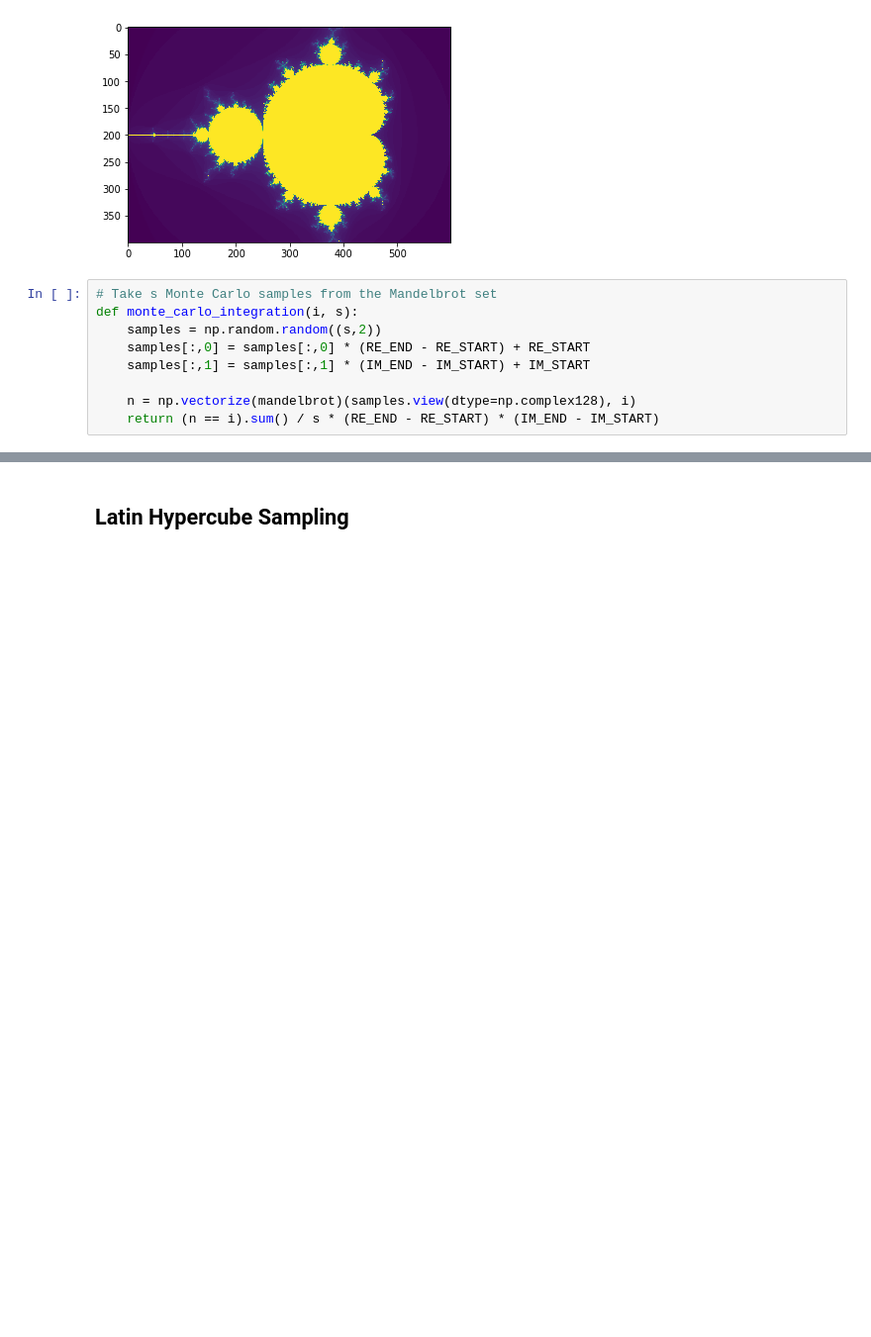
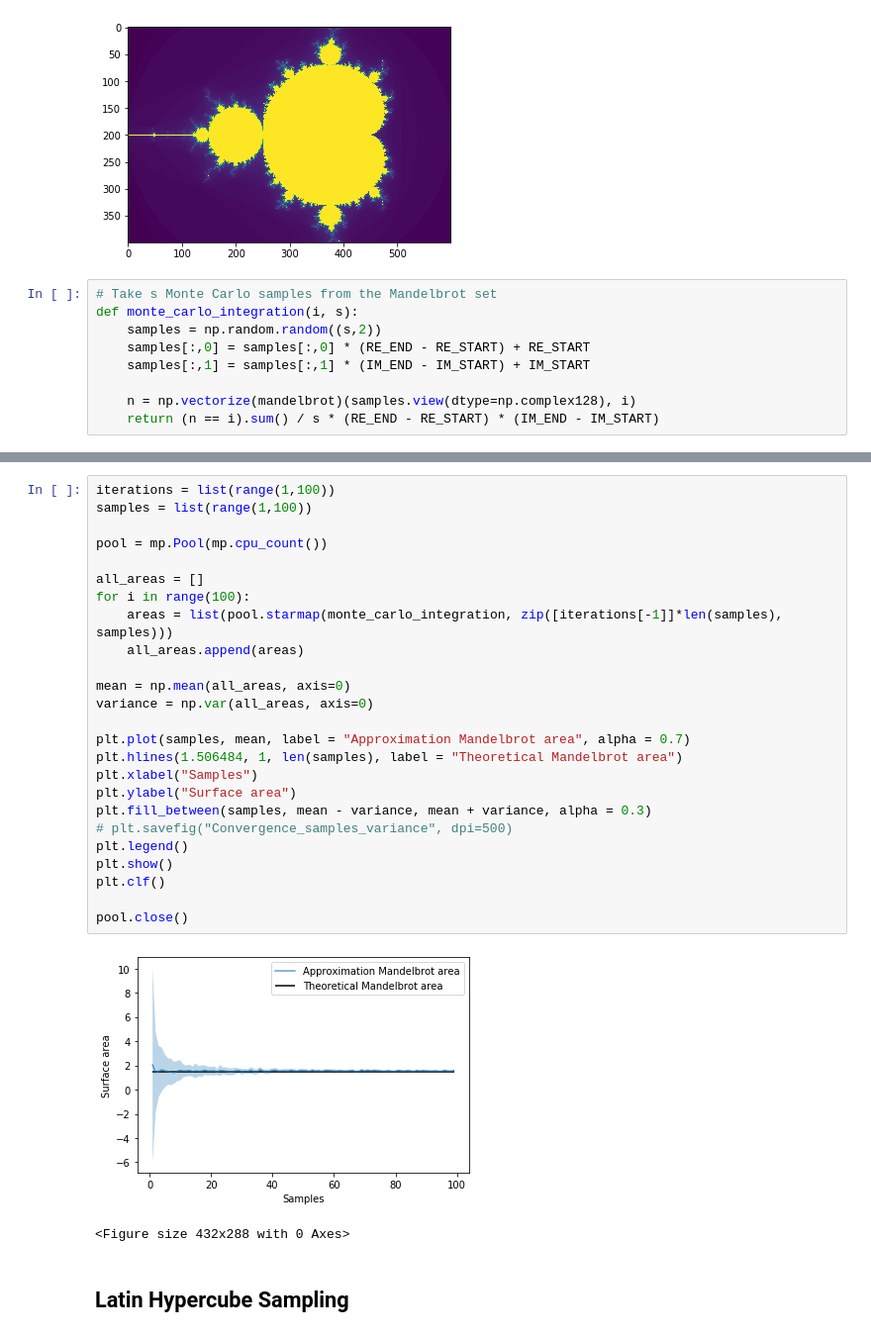
Before and after one commit to jurrew27/stochastic-simulation, a Jupyter notebook: Mandelbrot integration.ipynb, the cells around one changed output, grey strips where cells are left out. Shown at 99% size. Saved outputs shown, nothing was run; the diff lists cells and outputs as text; blank space fills up the shorter version.

```diff
--- a/Mandelbrot integration.ipynb
+++ b/Mandelbrot integration.ipynb
@@ -74,3 +105,31 @@ pool.close()
+# %%
+iterations = list(range(1,100))
+samples = list(range(1,100))
+
+pool = mp.Pool(mp.cpu_count())
+
+all_areas = []
+for i in range(100):
+    areas = list(pool.starmap(monte_carlo_integration, zip([iterations[-1]]*len(samples), samples)))
+    all_areas.append(areas)
+
+mean = np.mean(all_areas, axis=0)
+variance = np.var(all_areas, axis=0)
+
+plt.plot(samples, mean, label = "Approximation Mandelbrot area", alpha = 0.7)
+plt.hlines(1.506484, 1, len(samples), label = "Theoretical Mandelbrot area")
+plt.xlabel("Samples")
+plt.ylabel("Surface area")
+plt.fill_between(samples, mean - variance, mean + variance, alpha = 0.3)
+# plt.savefig("Convergence_samples_variance", dpi=500)
+plt.legend()
+plt.show()
+plt.clf()
+
+pool.close()
+# %% [output]
+[figure, added]
+<Figure size 432x288 with 0 Axes>
 # %% [markdown]
 ## Latin Hypercube Sampling
 # %%
```
Also changed, not shown: parts of 3 cells of this notebook, 1 other file.
